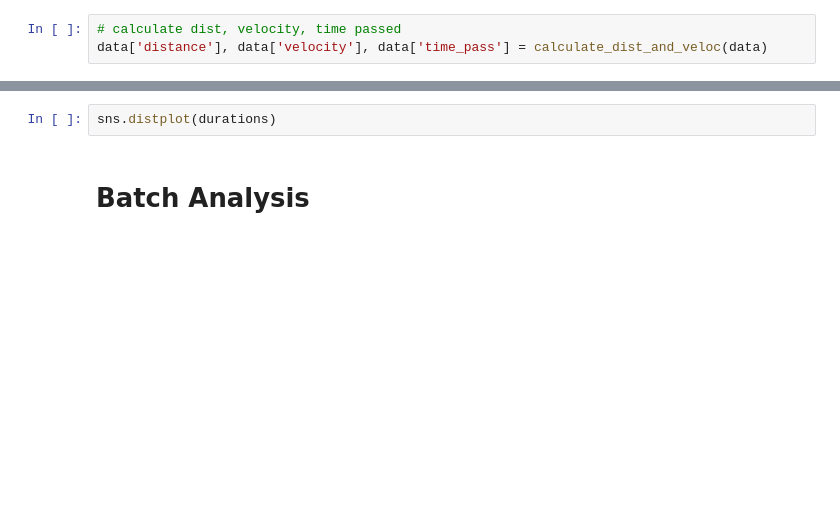
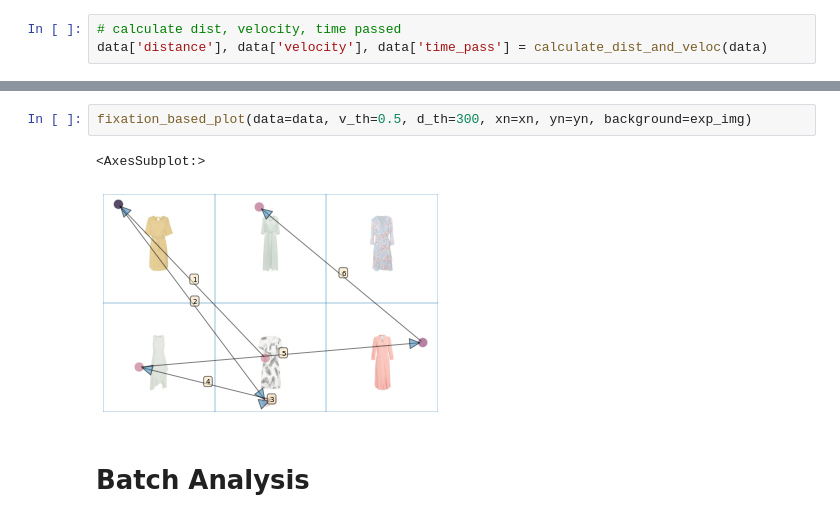
Before and after one commit to Joilence/Gaze-on-Grid, a Jupyter notebook: data-analysis/gaze_analysis.ipynb, the cells around one changed output, grey strips where cells are left out. Saved outputs shown, nothing was run; the diff lists cells and outputs as text; blank space fills up the shorter version.

```diff
--- a/data-analysis/gaze_analysis.ipynb
+++ b/data-analysis/gaze_analysis.ipynb
@@ -107,5 +95,8 @@ for i, f in enumerate(fixations_points):
-# %%
-sns.distplot(durations)
+# %%
+fixation_based_plot(data=data, v_th=0.5, d_th=300, xn=xn, yn=yn, background=exp_img)
+# %% [output]
+<AxesSubplot:>
+[figure, added]
 # %% [markdown]
 # Batch Analysis
 # %%
```
Also changed, not shown: parts of 10 cells of this notebook, 1 other file.
